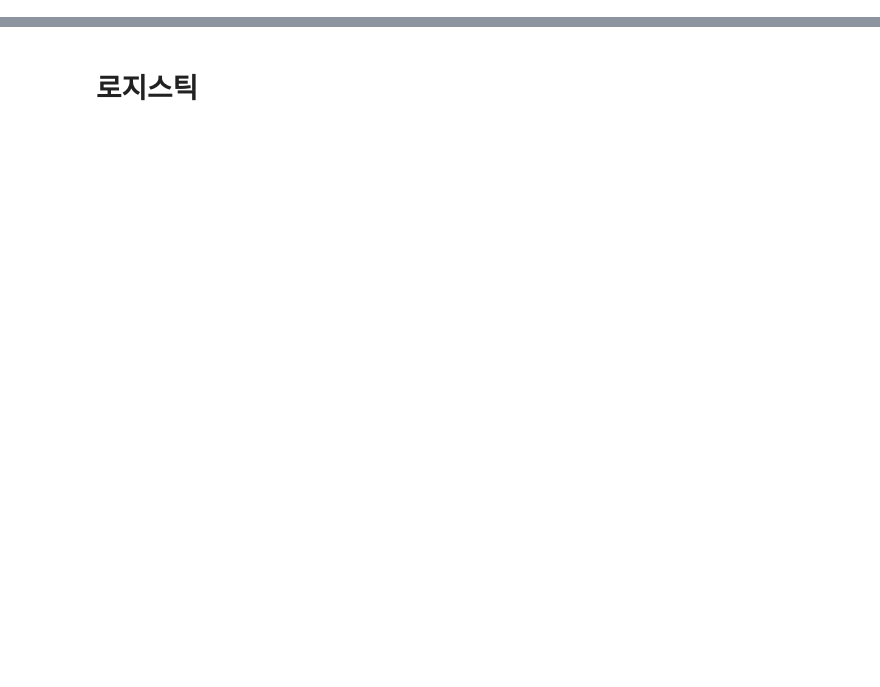
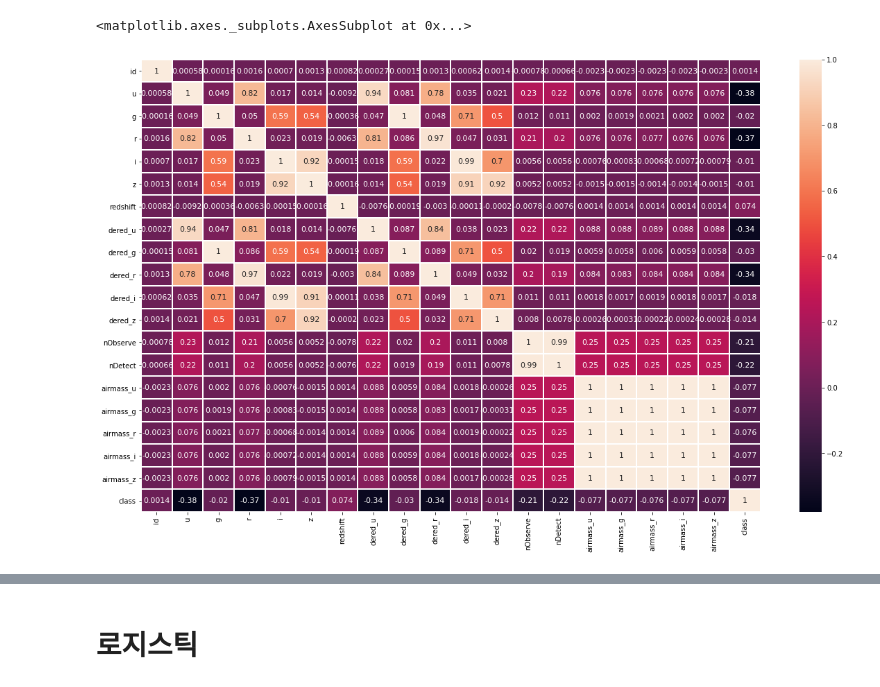
Before and after one commit to agilestar8/DKU_Dacon, a Jupyter notebook: Linear.ipynb, the cells around one changed output, grey strips where cells are left out. Saved outputs shown, nothing was run; the diff lists cells and outputs as text; code cells hidden in the pictures; blank space fills up the shorter version.

```diff
--- a/Linear.ipynb
+++ b/Linear.ipynb
@@ -13,4 +14,7 @@ plt.rcParams['figure.figsize'] = (20, 12)
 train = pd.read_csv(r"C:\Users\scott\Desktop\dankook_dacon\dataset\train.csv")
 test = pd.read_csv(r"C:\Users\scott\Desktop\dankook_dacon\dataset\test.csv")
 # %%
-# sns.heatmap(train.corr(), annot = True, annot_kws = {"size":11}, linewidths = 1)
+sns.heatmap(train.corr(), annot = True, annot_kws = {"size":11}, linewidths = 1)
+# %% [output]
+<matplotlib.axes._subplots.AxesSubplot at 0x...>
+[figure, added]
```
Also changed, not shown: parts of 21 cells of this notebook, 15 other files.
